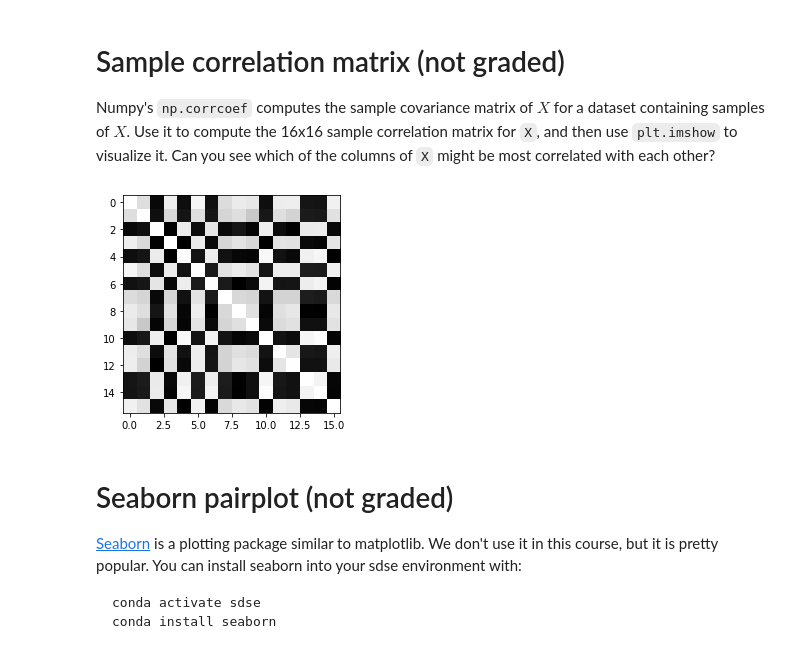
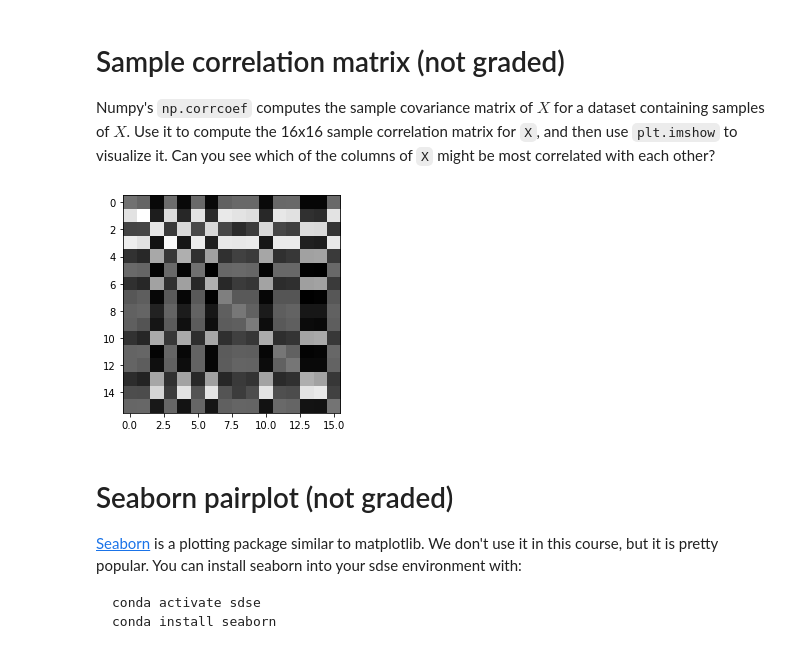
Before and after one commit to joshuaaduarte/dataScience_statistics, a Jupyter notebook: hw3/hw3_prob2.ipynb, the cells around one changed output. Drawn from its saved outputs; the diff is of its cells as text; code cells hidden in the pictures.

```diff
--- a/hw3/hw3_prob2.ipynb
+++ b/hw3/hw3_prob2.ipynb
@@ -33,11 +33,16 @@ Our first task is exploratory. We want to get a sense of the correlations betwee
 
 Numpy's `np.corrcoef` computes the sample covariance matrix of $X$ for a dataset containing samples of $X$. Use it to compute the 16x16 sample correlation matrix for `X`, and then use `plt.imshow` to visualize it.  Can you see which of the columns of `X` might be most correlated with each other?
 # %%
-cov = np.corrcoef(X.T) # 16x16
-plt.imshow(abs(cov),cmap='gray')
+cov = np.corrcoef(X.T) # determine the covariance matrix
+#now normalize it to get the correlation
+mean = np.mean(cov, axis=0)#calculate the mean
+mean_data = cov - mean
+std = np.std(cov, axis = 0)#calculate the standard deviation
+cor = (mean_data/std)
+plt.imshow(abs(cor),cmap='gray')
 plt.show()
 # %% [output]
-[figure, old version]
+[figure, new version]
 # %% [markdown]
 # Seaborn pairplot (not graded)
 
```
Also changed, not shown: parts of 5 cells of this notebook, 3 other files.
